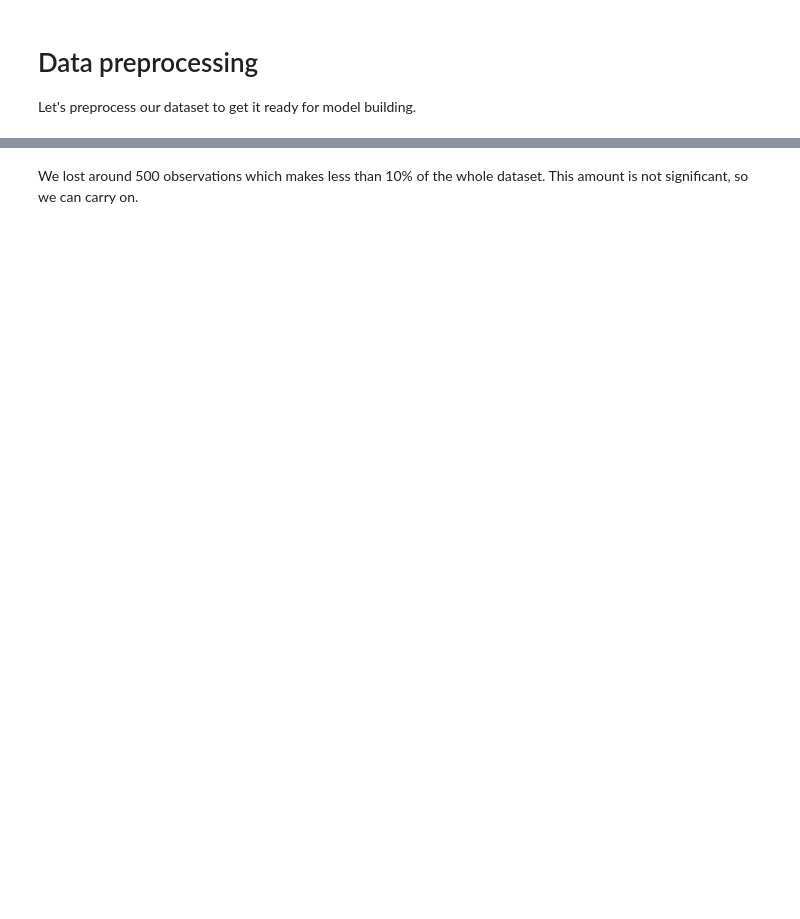
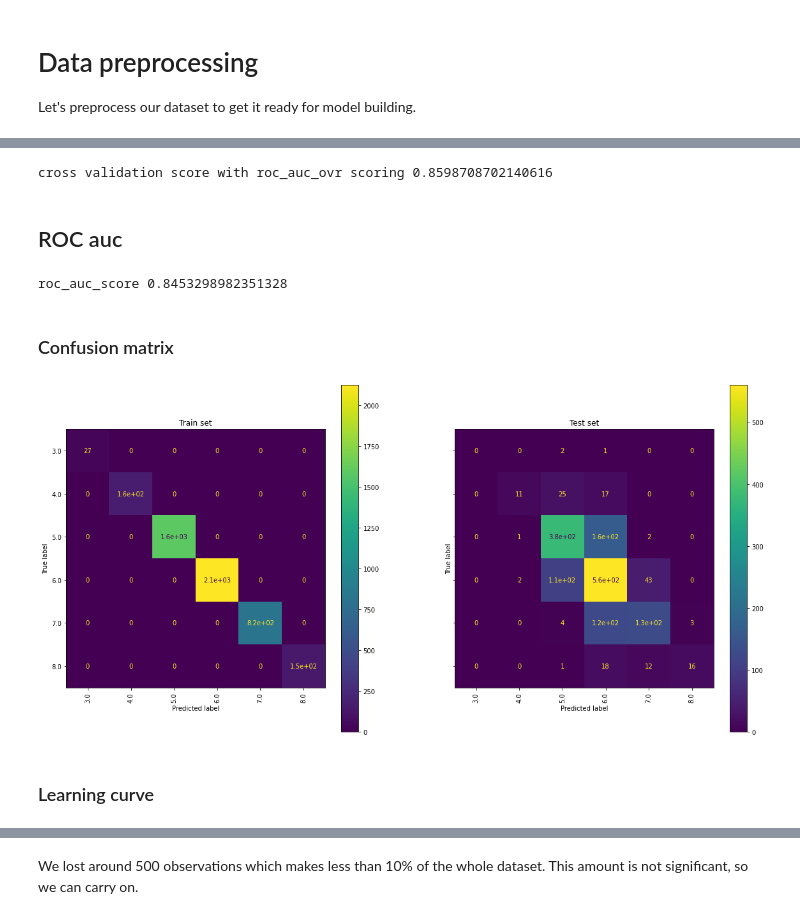
Before and after one commit to adamsiemaszkiewicz/winequality, a Jupyter notebook: DataCourage_wine.ipynb, the cells around one changed output, grey strips where cells are left out. Saved outputs shown, nothing was run; the diff lists cells and outputs as text; code cells hidden in the pictures; blank space fills up the shorter version.

Commit message:
Model evaluation

```diff
--- a/DataCourage_wine.ipynb
+++ b/DataCourage_wine.ipynb
@@ -407,0 +722,5 @@ SyntaxError: ignored
+# %%
+clf = RandomForestClassifier()
+clf.fit(X_train, y_train)
+preds = clf.predict(X_test)
+print(classification_report(y_test, preds, zero_division=0))
@@ -407,0 +779,9 @@ SyntaxError: ignored
+# %%
+parameters = {
+    'randomforestclassifier__n_estimators': [100, 200, 500],
+    'randomforestclassifier__min_samples_split': [2, 3, 4],
+    'randomforestclassifier__min_samples_leaf': [1, 2, 3],
+    'randomforestclassifier__criterion': ['gini', 'entropy'],
+    'randomforestclassifier__class_weight': ['balanced', None],
+             }
+rfc_evaluation_results = model_evaluation(RandomForestClassifier(), parameters)
@@ -407,0 +825,3 @@ SyntaxError: ignored
+# %%
+clf = rfc_evaluation_results['b_estimator']
+clf
@@ -407,0 +882,37 @@ SyntaxError: ignored
+# %%
+def confusion_matrix_plot(classifier):
+  fig, (ax1, ax2) = plt.subplots(nrows=1,
+                           ncols=2,
+                           sharex=True,
+                           sharey=True,
+                           figsize=(20,10))
+  plot_confusion_matrix(classifier, X_train, y_train, ax=ax1)
+  plot_confusion_matrix(classifier, X_test, y_test, ax=ax2)
+
+  plt.xticks(rotation=90)
+  ax1.set(title='Train set')
+  ax1.tick_params(axis='x', labelrotation=90)
+  ax2.set(title='Test set')
+  ax2.tick_params(axis='x', labelrotation=90)
+
+  return plt.show()
+# %%
+accuracy = cross_val_score(clf, X, y, scoring='roc_auc_ovr', cv=10)
+print('cross validation score with roc_auc_ovr scoring',accuracy.mean())
+# %% [output]
+cross validation score with roc_auc_ovr scoring 0.8598708702140616
+# %% [markdown]
+## ROC auc
+# %%
+# Calculate roc_auc score with multiclass parameter
+print('roc_auc_score',roc_auc_score(y_test,clf.predict_proba(X_test), multi_class='ovr'))
+# %% [output]
+roc_auc_score 0.8453298982351328
+# %% [markdown]
+### Confusion matrix
+# %%
+confusion_matrix_plot(clf)
+# %% [output]
+[figure, added]
+# %% [markdown]
+### Learning curve
```
Also changed, not shown: parts of 118 cells of this notebook.
